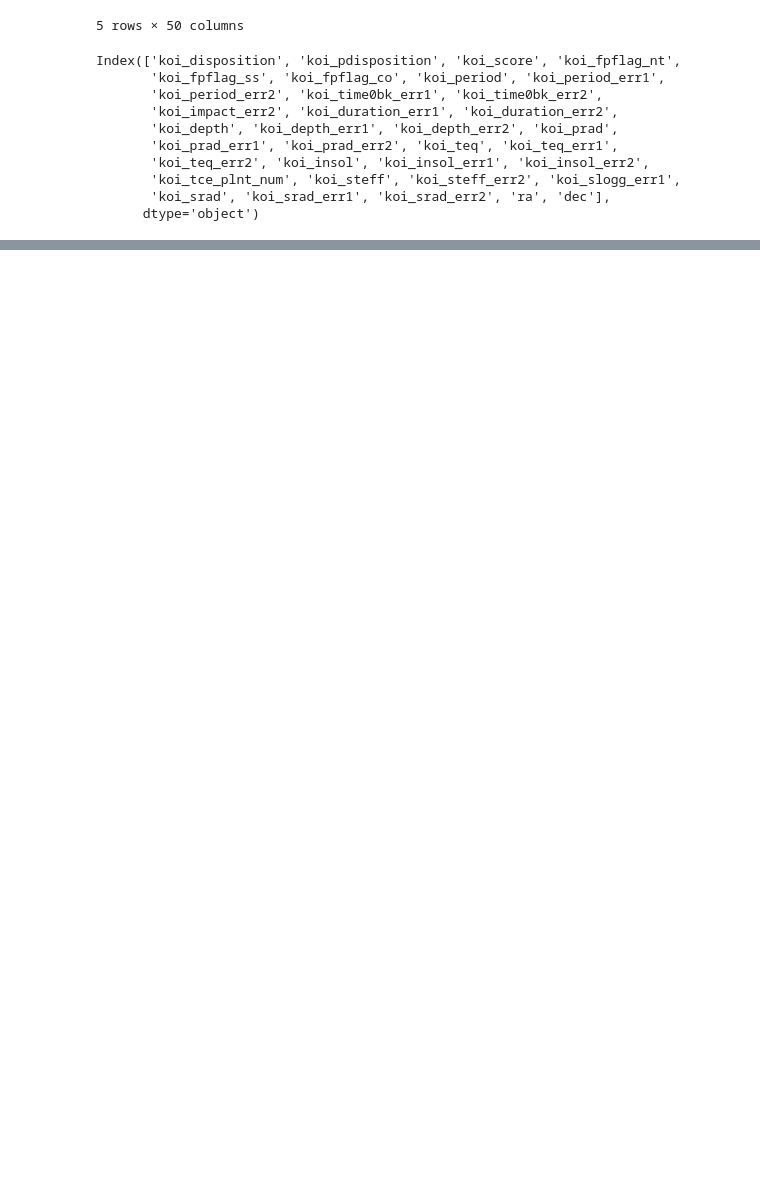
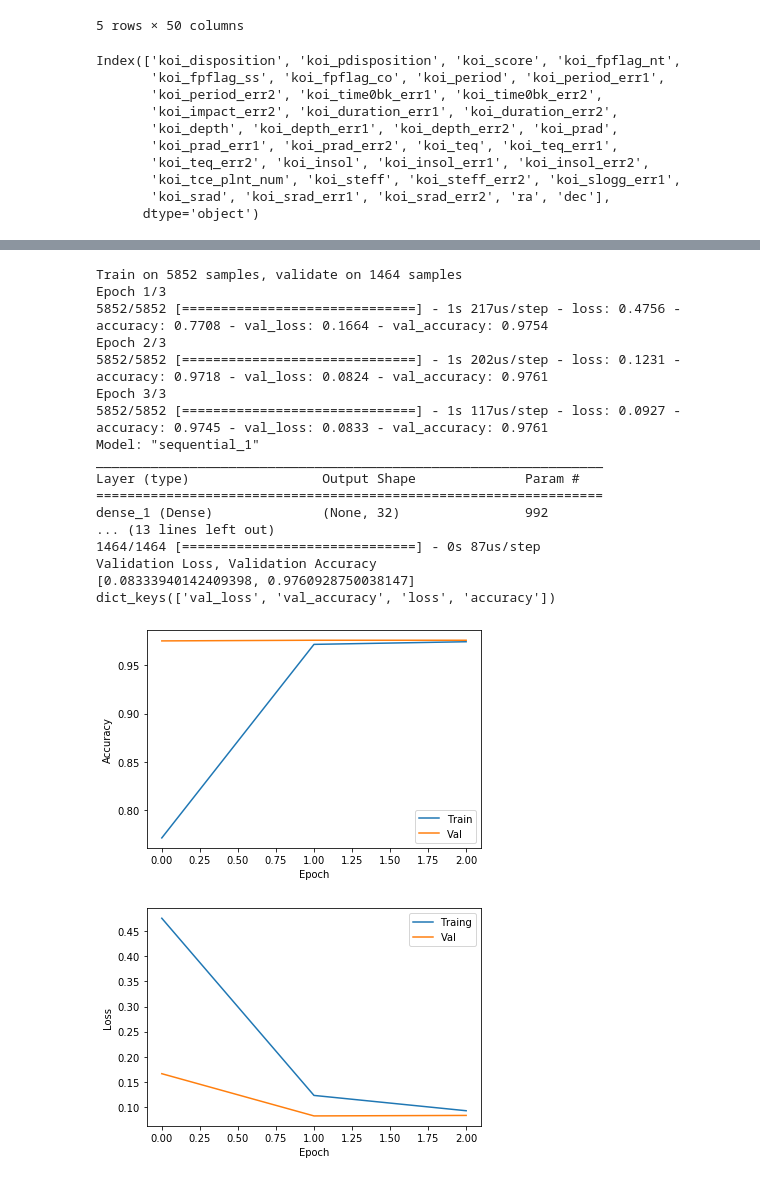
Before and after one commit to Mathuiss/data_mining, a Jupyter notebook: dist/classification/classification.ipynb, the cells around one changed output, grey strips where cells are left out. Saved outputs shown, nothing was run; the diff lists cells and outputs as text; code cells hidden in the pictures; blank space fills up the shorter version.

```diff
--- a/dist/classification/classification.ipynb
+++ b/dist/classification/classification.ipynb
@@ -164,0 +294,70 @@ Accuracy: 0.49385245901639346
+# %%
+# The KNN classifier has the highest accuracy, out of the orthodox classifiers (98.3%)
+# On second place comes the Support Vector Machine, with (97.6%)
+# Last place is for the Naive Bayes Classifier, with (96.6%)
+# We will attempt to build a Deep Neural Network, which outerpforms any orthodox classifier
+
+# Load dataset from hard drive
+x_train = np.load("models/datasets/planets_x_train.npy")
+x_test = np.load("models/datasets/planets_x_test.npy")
+y_test = np.load("models/datasets/planets_y_test.npy", allow_pickle=True)
+y_train = np.load("models/datasets/planets_y_train.npy", allow_pickle=True)
+
+
+# We create a new sequential model
+model = Sequential()
+model.add(Dense(32, activation="relu", input_shape=(x_train.shape[1],)))
+model.add(Dropout(0.2))
+model.add(Dense(16, activation="relu"))
+model.add(Dropout(0.1))
+model.add(Dense(1, activation="sigmoid"))
+
+# Compiling the model
+model.compile(loss="binary_crossentropy", optimizer="adam", metrics=["accuracy"])
+
+arr_metrics = model.fit(x_train, y_train, batch_size=32, epochs=3, validation_data=(x_test, y_test))
+
+model.summary()
+
+####### NAME #########
+model.save("models/networks/small_model3.h5", model)
+######################
+
+evaluation = model.evaluate(x_test, y_test)
+print("Validation Loss, Validation Accuracy")
+print(evaluation)
+
+print(arr_metrics.history.keys())
+plt.plot(arr_metrics.history["accuracy"])
+plt.plot(arr_metrics.history["val_accuracy"])
+plt.ylabel("Accuracy")
+plt.xlabel("Epoch")
+plt.legend(["Train", "Val"])
+plt.show()
+
+plt.plot(arr_metrics.history["loss"])
+plt.plot(arr_metrics.history["val_loss"])
+plt.ylabel("Loss")
+plt.xlabel("Epoch")
+plt.legend(["Traing", "Val"])
+plt.show()
+# %% [output]
+Train on 5852 samples, validate on 1464 samples
+Epoch 1/3
+5852/5852 [==============================] - 1s 217us/step - loss: 0.4756 - accuracy: 0.7708 - val_loss: 0.1664 - val_accuracy: 0.9754
+Epoch 2/3
+5852/5852 [==============================] - 1s 202us/step - loss: 0.1231 - accuracy: 0.9718 - val_loss: 0.0824 - val_accuracy: 0.9761
+Epoch 3/3
+5852/5852 [==============================] - 1s 117us/step - loss: 0.0927 - accuracy: 0.9745 - val_loss: 0.0833 - val_accuracy: 0.9761
+Model: "sequential_1"
+_________________________________________________________________
+Layer (type)                 Output Shape              Param #
+=================================================================
+dense_1 (Dense)              (None, 32)                992
+... (13 lines left out)
+1464/1464 [==============================] - 0s 87us/step
+Validation Loss, Validation Accuracy
+[0.08333940142409398, 0.9760928750038147]
+dict_keys(['val_loss', 'val_accuracy', 'loss', 'accuracy'])
+[figure, added]
+[figure, added]
```
Also changed, not shown: parts of 14 cells of this notebook, 4 other files.
